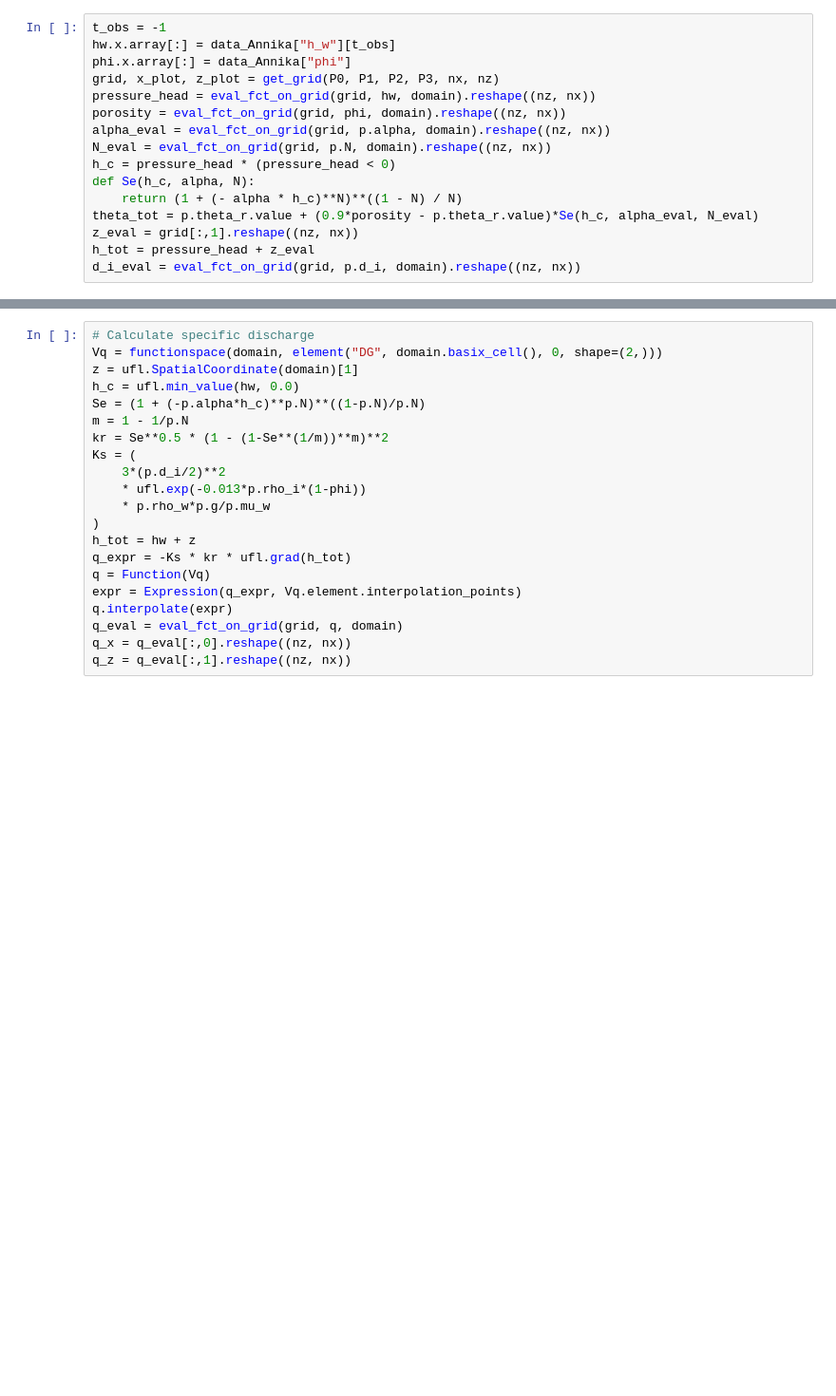
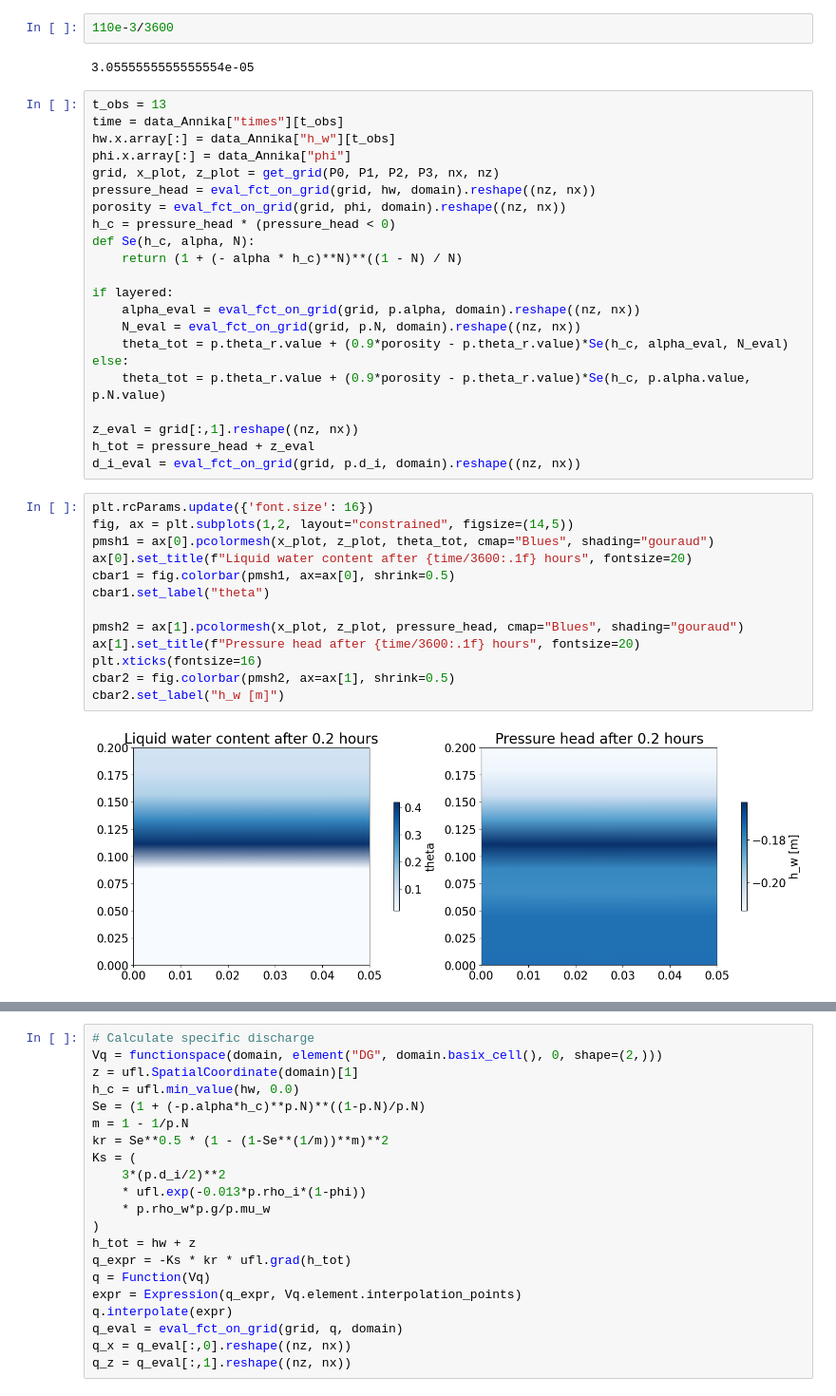
Before and after one commit to lannika-ut/Masterarbeit, a Jupyter notebook: view_solutions.ipynb, the cells around one changed output, grey strips where cells are left out. Shown at 95% size. Cells and saved outputs as stored; diff of their text form; blank space fills up the shorter version.

```diff
--- a/view_solutions.ipynb
+++ b/view_solutions.ipynb
@@ -51,16 +54,41 @@ len(data_Annika["h_w"])
+# %%
+110e-3/3600
+# %% [output]
+3.0555555555555554e-05
 # %%
-t_obs = -1
+t_obs = 13
+time = data_Annika["times"][t_obs]
 hw.x.array[:] = data_Annika["h_w"][t_obs]
 phi.x.array[:] = data_Annika["phi"]
 grid, x_plot, z_plot = get_grid(P0, P1, P2, P3, nx, nz)
 pressure_head = eval_fct_on_grid(grid, hw, domain).reshape((nz, nx))
 porosity = eval_fct_on_grid(grid, phi, domain).reshape((nz, nx))
-alpha_eval = eval_fct_on_grid(grid, p.alpha, domain).reshape((nz, nx))
-N_eval = eval_fct_on_grid(grid, p.N, domain).reshape((nz, nx))
 h_c = pressure_head * (pressure_head < 0)
 def Se(h_c, alpha, N):
     return (1 + (- alpha * h_c)**N)**((1 - N) / N)
-theta_tot = p.theta_r.value + (0.9*porosity - p.theta_r.value)*Se(h_c, alpha_eval, N_eval)
+
+if layered:
+    alpha_eval = eval_fct_on_grid(grid, p.alpha, domain).reshape((nz, nx))
+    N_eval = eval_fct_on_grid(grid, p.N, domain).reshape((nz, nx))
+    theta_tot = p.theta_r.value + (0.9*porosity - p.theta_r.value)*Se(h_c, alpha_eval, N_eval)
+else:
+    theta_tot = p.theta_r.value + (0.9*porosity - p.theta_r.value)*Se(h_c, p.alpha.value, p.N.value)
+
 z_eval = grid[:,1].reshape((nz, nx))
 h_tot = pressure_head + z_eval
 d_i_eval = eval_fct_on_grid(grid, p.d_i, domain).reshape((nz, nx))
+# %%
+plt.rcParams.update({'font.size': 16})
+fig, ax = plt.subplots(1,2, layout="constrained", figsize=(14,5))
+pmsh1 = ax[0].pcolormesh(x_plot, z_plot, theta_tot, cmap="Blues", shading="gouraud")
+ax[0].set_title(f"Liquid water content after {time/3600:.1f} hours", fontsize=20)
+cbar1 = fig.colorbar(pmsh1, ax=ax[0], shrink=0.5)
+cbar1.set_label("theta")
+
+pmsh2 = ax[1].pcolormesh(x_plot, z_plot, pressure_head, cmap="Blues", shading="gouraud")
+ax[1].set_title(f"Pressure head after {time/3600:.1f} hours", fontsize=20)
+plt.xticks(fontsize=16)
+cbar2 = fig.colorbar(pmsh2, ax=ax[1], shrink=0.5)
+cbar2.set_label("h_w [m]")
+# %% [output]
+[figure, new version]
```
Also changed, not shown: parts of 10 cells of this notebook, 6 other files.
